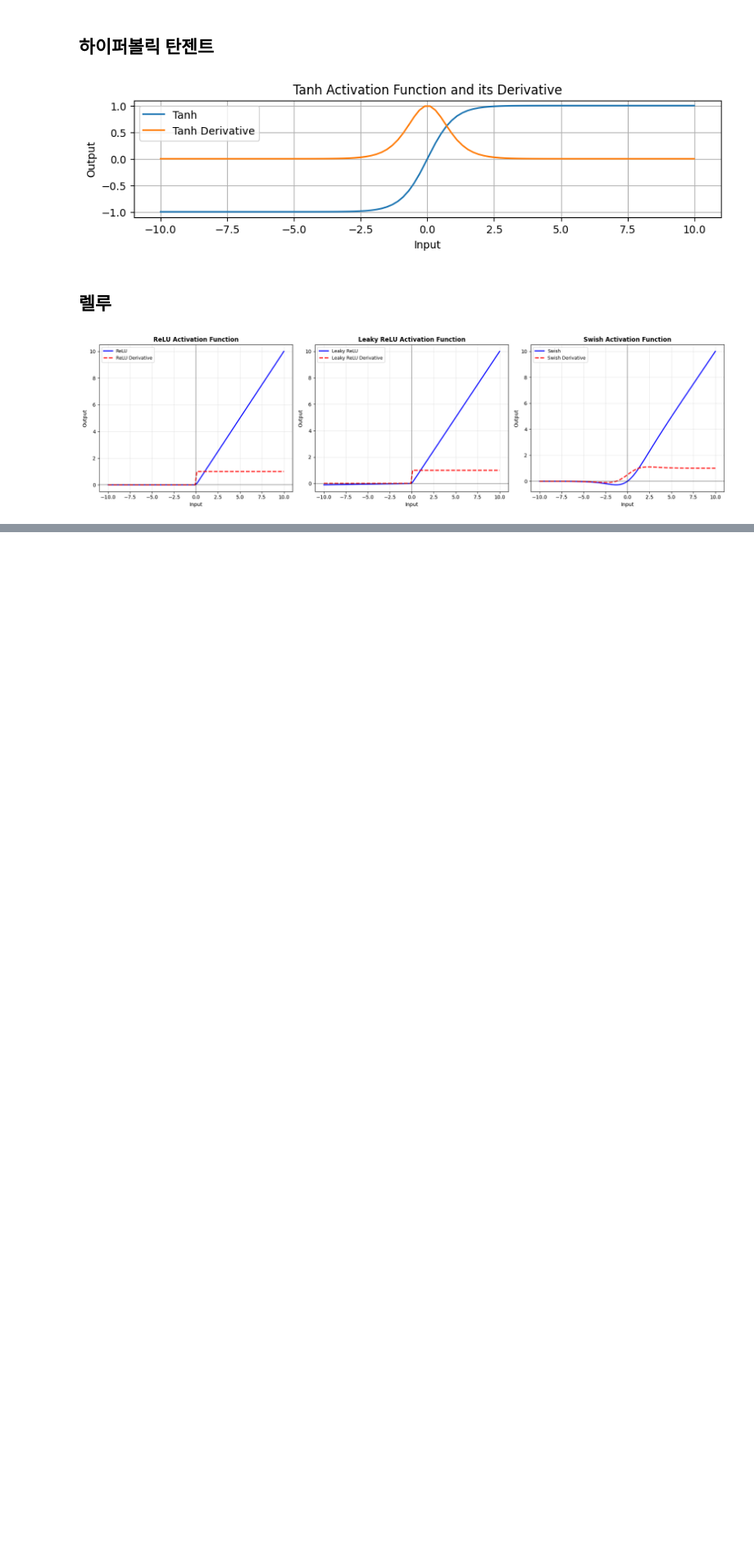
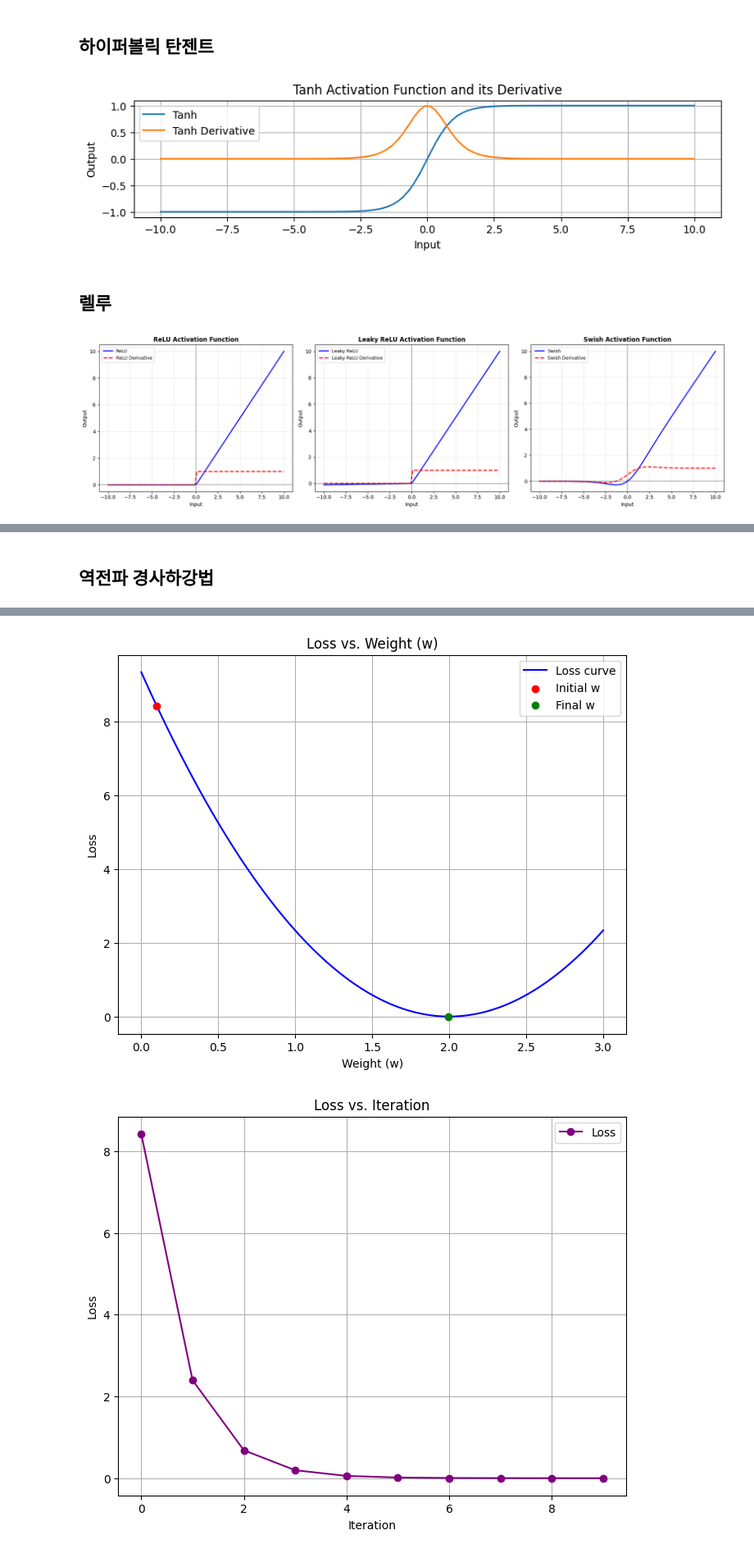
Before and after one commit to Max-JI64/Kakao_Tech_Boost, a Jupyter notebook: Daily_class/25_10_23_CNN.ipynb, the cells around one changed output, grey strips where cells are left out. Shown at 82% size. Drawn from its saved outputs; the diff is of its cells as text; code cells hidden in the pictures; blank space fills up the shorter version.

```diff
--- a/Daily_class/25_10_23_CNN.ipynb
+++ b/Daily_class/25_10_23_CNN.ipynb
@@ -130,0 +133,71 @@ plt.show()
+# %% [markdown]
+## 역전파 경사하강법
+# %%
+import numpy as np
+import matplotlib.pyplot as plt
+
+# Dataset
+X = np.array([1, 2, 3])
+Y = np.array([2, 4, 6])
+
+# Adjustable parameters
+w = 0.1  # Initial weight
+eta = 0.1  # Learning rate
+n = len(X)  # Number of data points
+num_iterations = 10  # Number of iterations
+
+# Forward pass: Compute predictions and loss
+def compute_predictions(X, w):
+    return w * X
+
+def compute_loss(Y_hat, Y):
+    return (1 / (2 * n)) * np.sum((Y_hat - Y) ** 2)
+
+# Backpropagation: Compute gradient
+def compute_gradient(X, Y, Y_hat):
+    dw = (1 / n) * np.sum((Y_hat - Y) * X)
+    return dw
+
+# Store loss and weight history
+loss_history = []
+w_history = [w]
+
+# Perform gradient descent
+for iteration in range(num_iterations):
+    Y_hat = compute_predictions(X, w)
+    loss = compute_loss(Y_hat, Y)
+    loss_history.append(loss)
+    dw = compute_gradient(X, Y, Y_hat)
+    w = w - eta * dw
+    w_history.append(w)
+    print(f"Iteration {iteration + 1}: Loss = {loss:.4f}, w = {w:.4f}")
+
+# Compute loss for a range of w values for visualization
+w_range = np.linspace(0, 3, 100)
+losses = [compute_loss(compute_predictions(X, w_val), Y) for w_val in w_range]
+
+# Plot 1: Loss vs. Weight (w)
+plt.figure(figsize=(8, 6))
+plt.plot(w_range, losses, label='Loss curve', color='blue')
+plt.scatter([w_history[0]], [loss_history[0]], color='red', label='Initial w', zorder=5)
+plt.scatter([w_history[-1]], [compute_loss(compute_predictions(X, w_history[-1]), Y)],
+           color='green', label='Final w', zorder=5)
+plt.xlabel('Weight (w)')
+plt.ylabel('Loss')
+plt.title('Loss vs. Weight (w)')
+plt.legend()
+plt.grid(True)
+plt.savefig('loss_vs_w.png')
+plt.show()
+
+# Plot 2: Loss vs. Iteration
+plt.figure(figsize=(8, 6))
+plt.plot(range(num_iterations), loss_history, marker='o', color='purple', label='Loss')
+plt.xlabel('Iteration')
+plt.ylabel('Loss')
+plt.title('Loss vs. Iteration')
+plt.legend()
+plt.grid(True)
+plt.savefig('loss_vs_iteration.png')
+plt.show()
+# %% [output]
@@ -130,0 +214,2 @@ plt.show()
+[figure, added]
+[figure, added]
```
Also changed, not shown: parts of 16 cells of this notebook.
